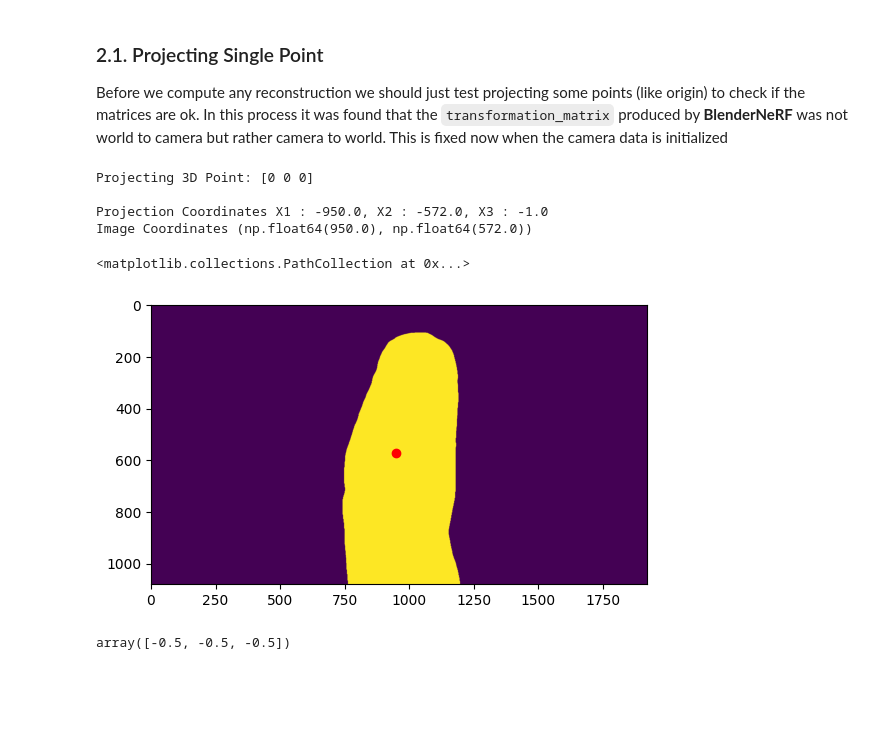
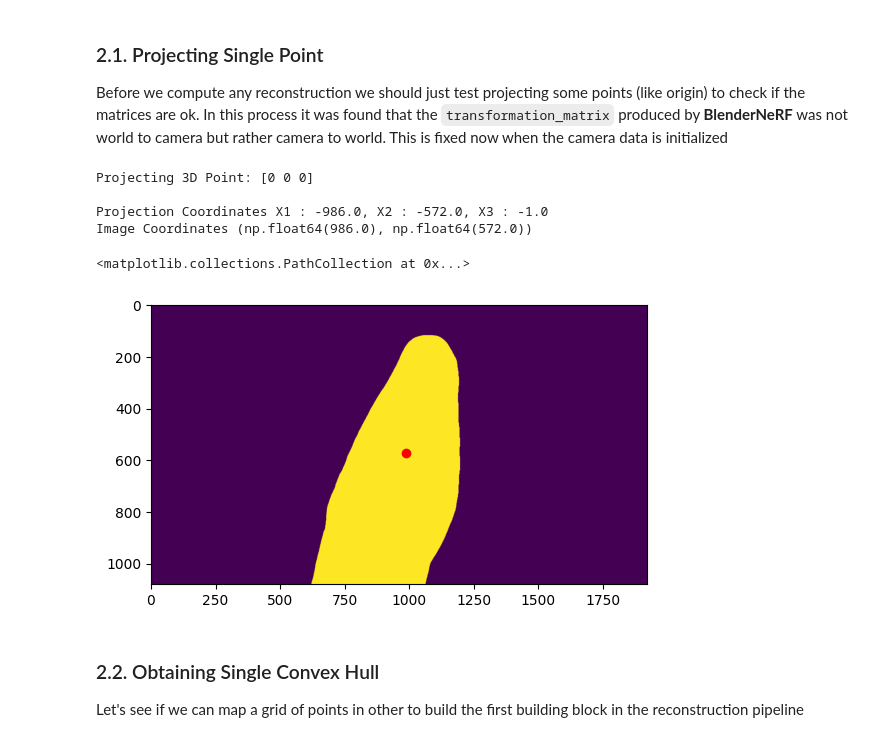
Before and after one commit to GuilhermeCosta-Ferreira/ARM-SOFT-Scanning, a Jupyter notebook: 3d_reconstruction/reconstruction_nb.ipynb, the cells around one changed output. Drawn from its saved outputs; the diff is of its cells as text; code cells hidden in the pictures; blank space fills up the shorter version.

Commit message:
Convex hull for a scan (not refractored)

```diff
--- a/3d_reconstruction/reconstruction_nb.ipynb
+++ b/3d_reconstruction/reconstruction_nb.ipynb
@@ -72,26 +73,28 @@ Values in the first scan: [0 1]
 # %% [markdown]
 ## 2. Convex Hull
 This will take the data and apply the convex hull algorithm
+# %%
+example_camera = 1
 # %% [markdown]
 ### 2.1. Projecting Single Point
 Before we compute any reconstruction we should just test projecting some points (like origin) to check if the matrices are ok. In this process it was found that the `transformation_matrix` produced by **BlenderNeRF** was not world to camera but rather camera to world. This is fixed now when the camera data is initialized
 # %%
-P = camera_data.P(0)
+P = camera_data.P(example_camera)
 point_3d = np.array([0,0,0,1])
 print(f"Projecting 3D Point: {point_3d[:3]}\n")
 
 # Projecting
 x1, x2, x3 = P @ point_3d
 print(f"Projection Coordinates X1 : {np.round(x1)}, X2 : {np.round(x2)}, X3 : {np.round(x3)}")
 print(f"Image Coordinates {np.round(x1/x3), np.round(x2/x3)}")
 
 # Plotting
-plt.imshow(scans.scan(0))
+plt.imshow(scans.scan(example_camera))
 plt.scatter(x1//x3, x2/x3, color='red')
 # %% [output]
 Projecting 3D Point: [0 0 0]
 
-Projection Coordinates X1 : -950.0, X2 : -572.0, X3 : -1.0
-Image Coordinates (np.float64(950.0), np.float64(572.0))
+Projection Coordinates X1 : -986.0, X2 : -572.0, X3 : -1.0
+Image Coordinates (np.float64(986.0), np.float64(572.0))
 <matplotlib.collections.PathCollection at 0x...>
-[figure, old version]
+[figure, new version]
@@ -114,4 +101,3 @@ coord_matrix_map[:,:,:,2] = Z
-# %%
-coord_matrix_map[0,0,0]
-# %% [output]
-array([-0.5, -0.5, -0.5])
+# %% [markdown]
+### 2.2. Obtaining Single Convex Hull
+Let's see if we can map a grid of points in other to build the first building block in the reconstruction pipeline
```
Also changed, not shown: parts of 18 cells of this notebook, 1 other file.
